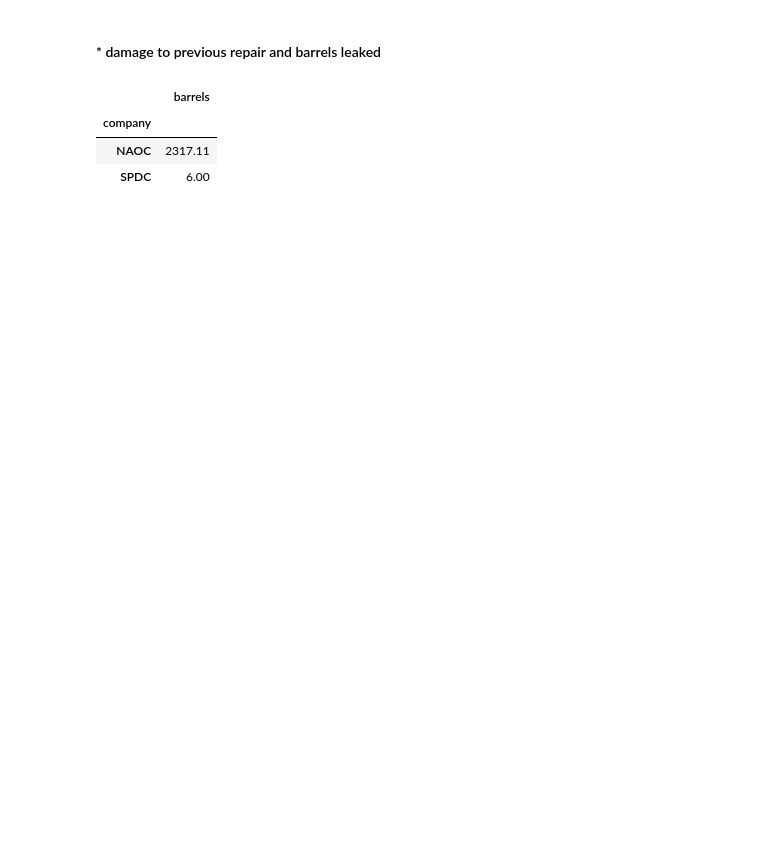
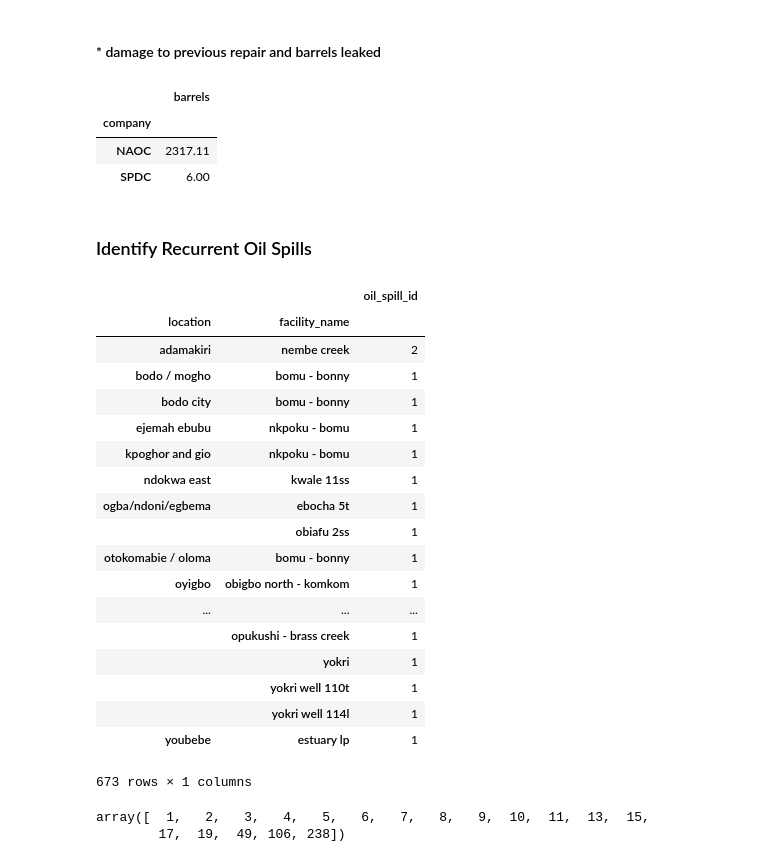
Before and after one commit to estambolieva/oil-spills, a Jupyter notebook: 2. Data Analysis.ipynb, the cells around one changed output. Cells and saved outputs as stored; diff of their text form; code cells hidden in the pictures; blank space fills up the shorter version.

```diff
--- a/2. Data Analysis.ipynb
+++ b/2. Data Analysis.ipynb
@@ -767,3 +767,28 @@ damage_barrels[["barrels", "company"]].groupby(["company"])\
 | company |  |
 | NAOC | 2317.11 |
 | SPDC | 6.00 |
+# %% [markdown]
+### Identify Recurrent Oil Spills
+# %%
+recurrent_df = df[["oil_spill_id", "location", "facility_name"]].groupby(["location", "facility_name"]).count()
+recurrent_df
+# %% [output]
+|  |  | oil_spill_id |
+| location | facility_name |  |
+| adamakiri | nembe creek | 2 |
+| bodo / mogho | bomu - bonny | 1 |
+| bodo city | bomu - bonny | 1 |
+| ejemah ebubu | nkpoku - bomu | 1 |
+| kpoghor and gio | nkpoku - bomu | 1 |
+| ndokwa east | kwale 11ss | 1 |
+| ogba/ndoni/egbema | ebocha 5t | 1 |
+|  | obiafu 2ss | 1 |
+| otokomabie / oloma | bomu - bonny | 1 |
+| oyigbo | obigbo north - komkom | 1 |
+| ... | ... | ... |
+|  | opukushi - brass creek | 1 |
+|  | yokri | 1 |
+|  | yokri well 110t | 1 |
+|  | yokri well 114l | 1 |
+| youbebe | estuary lp | 1 |
+673 rows × 1 columns
@@ -769,0 +797,7 @@ damage_barrels[["barrels", "company"]].groupby(["company"])\
+# %%
+recurrent_unique = recurrent_df.oil_spill_id.unique()
+recurrent_unique.sort()
+recurrent_unique
+# %% [output]
+array([  1,   2,   3,   4,   5,   6,   7,   8,   9,  10,  11,  13,  15,
+        17,  19,  49, 106, 238])
```
Also changed, not shown: parts of 8 cells of this notebook.
